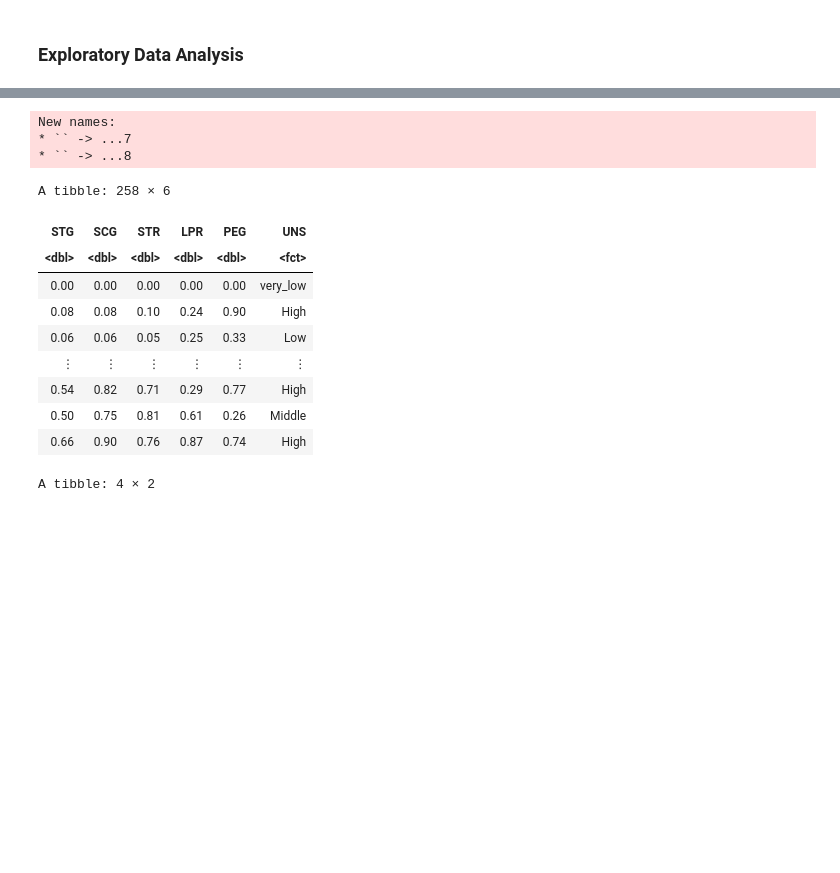
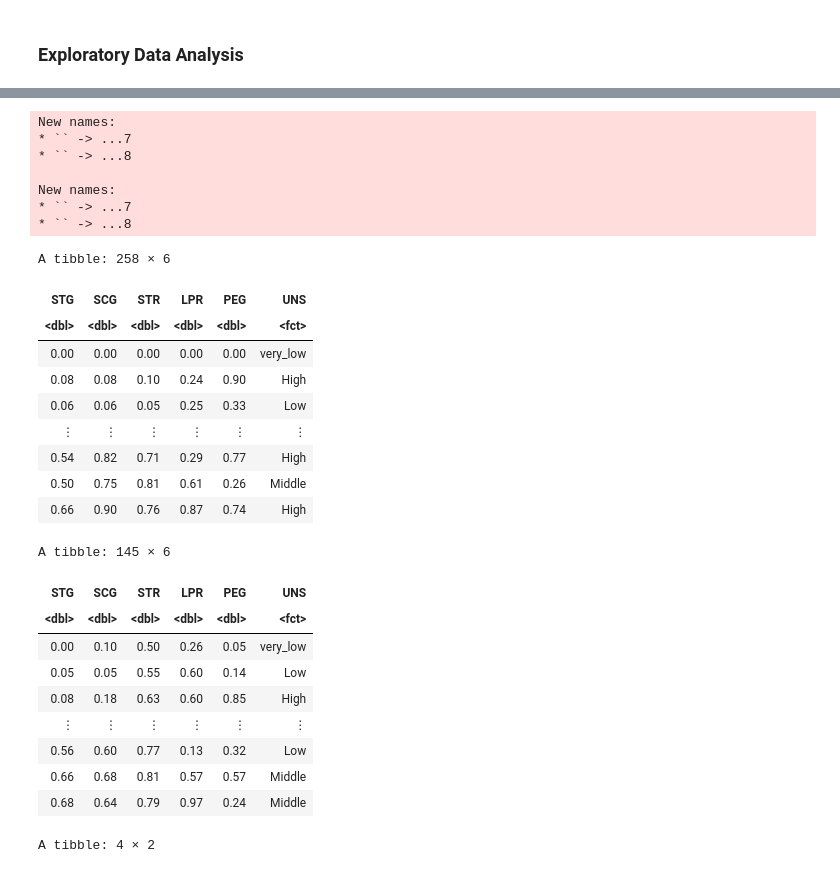
Before and after one commit to namyasharmaa/DSCI-100-Project, a Jupyter notebook: project_report.ipynb, the cells around one changed output, grey strips where cells are left out. Drawn from its saved outputs; the diff is of its cells as text; code cells hidden in the pictures; blank space fills up the shorter version.

```diff
--- a/project_report.ipynb
+++ b/project_report.ipynb
@@ -44,28 +32,57 @@ The following object is masked from ‘package:dplyr’:
 # %%
-# Reading the data
+# reading the data
 url <- "https://archive.ics.uci.edu/ml/machine-learning-databases/00257/Data_User_Modeling_Dataset_Hamdi%20Tolga%20KAHRAMAN.xls"
 download.file(url, "data.xls")
 training_data <- read_excel("data.xls", sheet = 2) # sheet 2 => training data
+testing_data <- read_excel("data.xls", sheet = 3) # sheet 3 => testing data
 
-# Selecting only the columns we need and making our class (UNS) as a factor
+
+# select only the columns we need and making our class as a factor
 training_data <- training_data %>%
     select(1:6) %>%
     mutate(UNS = as_factor(UNS))
 
+testing_data <- testing_data %>%
+    select(1:6) %>%
+    mutate(UNS = as_factor(UNS))
+
+# for some reason the testing data's "very low" UNS is shown as
+# 'Very Low' and training data is shown as 'very_low',
+# so we need to match them or the accuracy cannot be predicted
+# We then have to make the column into a fct class again
+testing_data <- testing_data %>%
+    mutate_at('UNS', str_replace, 'Very Low', 'very_low') %>%
+    mutate(UNS = as_factor(UNS))
+
 training_data
+testing_data
 # %% [output]
 New names:
 * `` -> ...7
 * `` -> ...8
+
+New names:
+* `` -> ...7
+* `` -> ...8
 A tibble: 258 × 6
 | STG | SCG | STR | LPR | PEG | UNS |
 | <dbl> | <dbl> | <dbl> | <dbl> | <dbl> | <fct> |
 | 0.00 | 0.00 | 0.00 | 0.00 | 0.00 | very_low |
 | 0.08 | 0.08 | 0.10 | 0.24 | 0.90 | High |
 | 0.06 | 0.06 | 0.05 | 0.25 | 0.33 | Low |
 | ⋮ | ⋮ | ⋮ | ⋮ | ⋮ | ⋮ |
 | 0.54 | 0.82 | 0.71 | 0.29 | 0.77 | High |
 | 0.50 | 0.75 | 0.81 | 0.61 | 0.26 | Middle |
 | 0.66 | 0.90 | 0.76 | 0.87 | 0.74 | High |
+A tibble: 145 × 6
+| STG | SCG | STR | LPR | PEG | UNS |
+| <dbl> | <dbl> | <dbl> | <dbl> | <dbl> | <fct> |
+| 0.00 | 0.10 | 0.50 | 0.26 | 0.05 | very_low |
+| 0.05 | 0.05 | 0.55 | 0.60 | 0.14 | Low |
+| 0.08 | 0.18 | 0.63 | 0.60 | 0.85 | High |
+| ⋮ | ⋮ | ⋮ | ⋮ | ⋮ | ⋮ |
+| 0.56 | 0.60 | 0.77 | 0.13 | 0.32 | Low |
+| 0.66 | 0.68 | 0.81 | 0.57 | 0.57 | Middle |
+| 0.68 | 0.64 | 0.79 | 0.97 | 0.24 | Middle |
 # %%
 # Summarize the training data, counting how many occurences of each class
```
Also changed, not shown: parts of 18 cells of this notebook.
